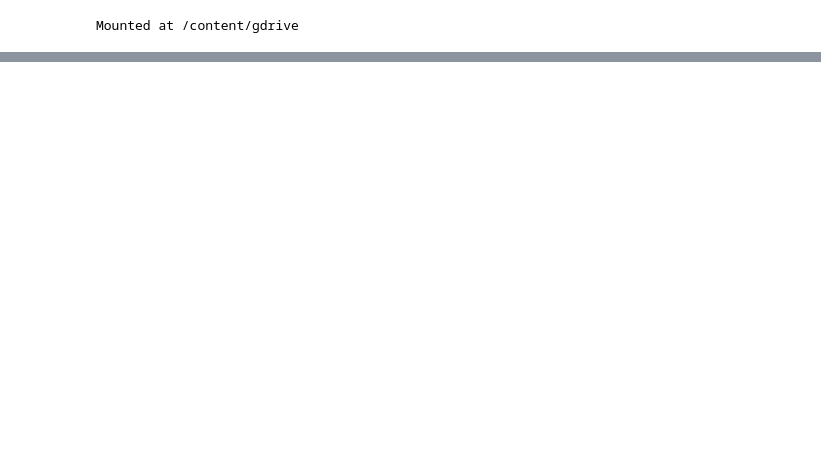
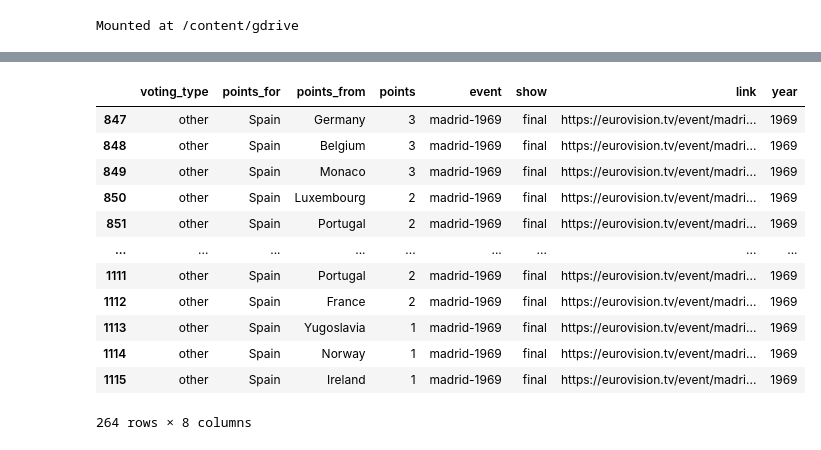
Before and after one commit to aokozlova/02_eurovision, a Jupyter notebook: ESC_scraping.ipynb, the cells around one changed output, grey strips where cells are left out. Drawn from its saved outputs; the diff is of its cells as text; code cells hidden in the pictures; blank space fills up the shorter version.

```diff
--- a/ESC_scraping.ipynb
+++ b/ESC_scraping.ipynb
@@ -272,0 +426,23 @@ votes.to_csv('/content/gdrive/MyDrive/Portfolio/Eurovision/votes.csv')
+# %%
+all_data = []
+failed_urls = []
+for i, row in results_links.iterrows():
+  r = requests.get(url = row['results_link'],headers={'User-Agent': 'Mozilla/5.0'})
+  if r.ok:
+    try:
+      soup = BeautifulSoup(r.text,'html.parser')
+      df = get_voting_table_1(soup)
+      df['event'] = row['event']
+      df['show'] = row['show']
+      df['link'] = row['results_link']
+      all_data.append(df)
+      print(row['results_link'])
+    except:
+      failed_urls.append(row['results_link'])
+      print('failed_url:',row['results_link'])
+  else:
+    print(r.staus_code, row['results_link'])
+  print('failed_urls:', len(failed_urls))
+  sleep(random.randrange(2,4,1))
+votes = pd.concat(all_data, ignore_index=True)
+votes.head(30)
@@ -272,0 +685,3 @@ votes.to_csv('/content/gdrive/MyDrive/Portfolio/Eurovision/votes.csv')
+# %%
+votes = pd.read_csv('/content/gdrive/MyDrive/Portfolio/Eurovision/votes_new.csv',index_col = 0)
+votes.head()
@@ -272,0 +707,16 @@ votes.to_csv('/content/gdrive/MyDrive/Portfolio/Eurovision/votes.csv')
+# %%
+votes[votes.duplicated()]
+# %% [output]
+|  | voting_type | points_for | points_from | points | event | show | link | year |
+| 847 | other | Spain | Germany | 3 | madrid-1969 | final | https://eurovision.tv/event/madri... | 1969 |
+| 848 | other | Spain | Belgium | 3 | madrid-1969 | final | https://eurovision.tv/event/madri... | 1969 |
+| 849 | other | Spain | Monaco | 3 | madrid-1969 | final | https://eurovision.tv/event/madri... | 1969 |
+| 850 | other | Spain | Luxembourg | 2 | madrid-1969 | final | https://eurovision.tv/event/madri... | 1969 |
+| 851 | other | Spain | Portugal | 2 | madrid-1969 | final | https://eurovision.tv/event/madri... | 1969 |
+| ... | ... | ... | ... | ... | ... | ... | ... | ... |
+| 1111 | other | Spain | Portugal | 2 | madrid-1969 | final | https://eurovision.tv/event/madri... | 1969 |
+| 1112 | other | Spain | France | 2 | madrid-1969 | final | https://eurovision.tv/event/madri... | 1969 |
+| 1113 | other | Spain | Yugoslavia | 1 | madrid-1969 | final | https://eurovision.tv/event/madri... | 1969 |
+| 1114 | other | Spain | Norway | 1 | madrid-1969 | final | https://eurovision.tv/event/madri... | 1969 |
+| 1115 | other | Spain | Ireland | 1 | madrid-1969 | final | https://eurovision.tv/event/madri... | 1969 |
+264 rows × 8 columns
```
Also changed, not shown: parts of 123 cells of this notebook.
